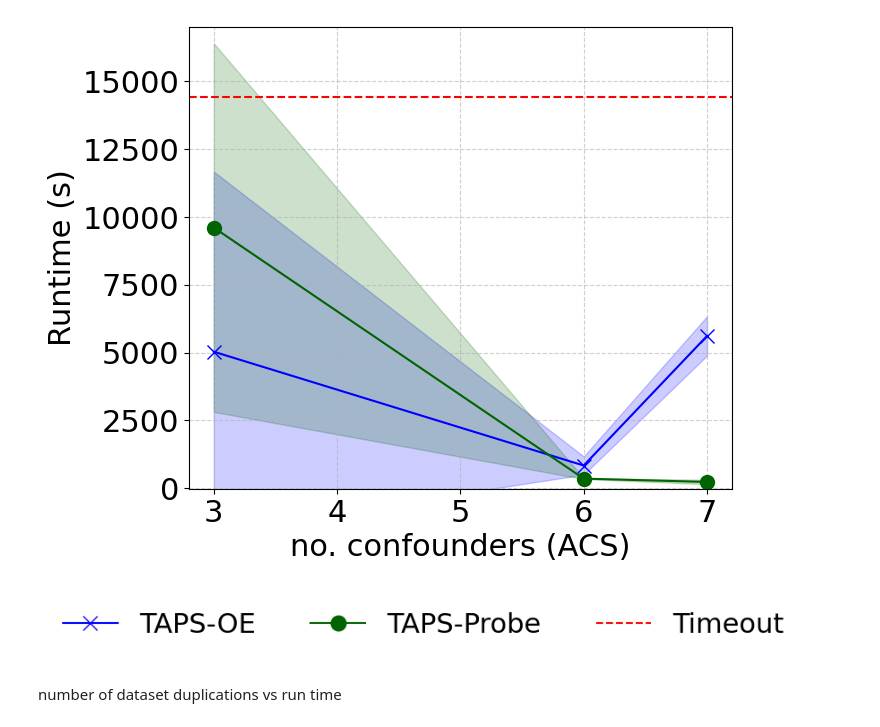
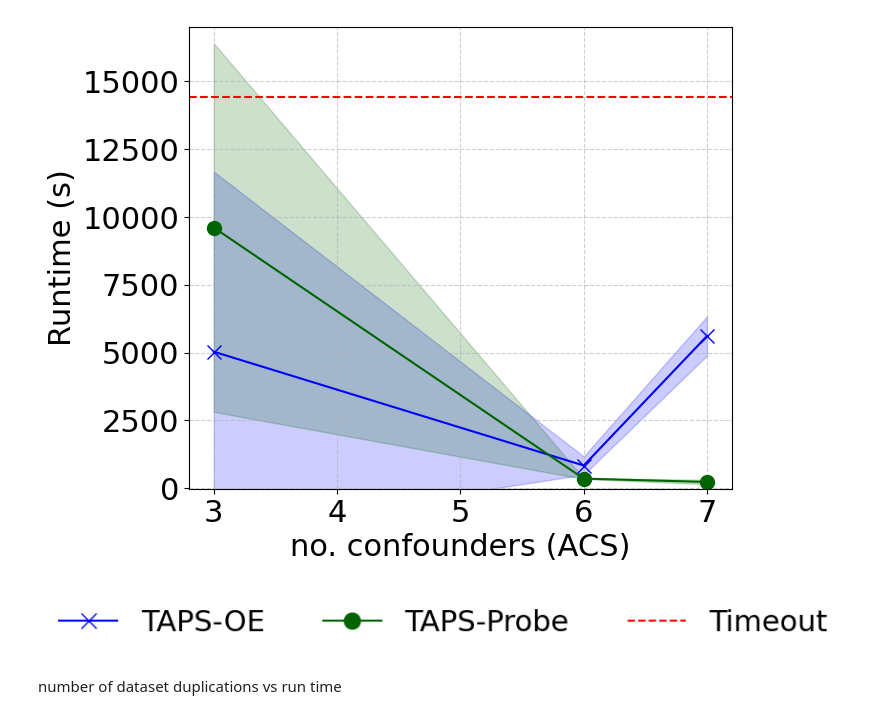
Before and after one commit to danielbarcohen-bot/ATE-shifting, a Jupyter notebook: graphs.ipynb, the cells around one changed output. Drawn from its saved outputs; the diff is of its cells as text; code cells hidden in the pictures.

```diff
--- a/graphs.ipynb
+++ b/graphs.ipynb
@@ -227,25 +227,25 @@ fig2.savefig(f'acs-time-vs-confounders.pdf', bbox_inches="tight", dpi=600)
 # %%
 # detached legend
 
 def discard_legend():
     from matplotlib.lines import Line2D
     figlegend,ax = plt.subplots()
     figlegend.set_figwidth(10)
     figlegend.set_figheight(0.1)
     figlegend.set_tight_layout(True)
     ax.set_axis_off()
     handles = []
     # for color,label in zip([prune_color,probe_color,'red'],["TAPS-OE","TAPS-Probe",'Timeout']):
     #     handles.append(mpatches.Patch(label=label,color=color,linestyle=))
     handles.append(Line2D([],[],label='TAPS-OE',color=prune_color,linestyle='-',marker=prune_marker,ms=12))
     handles.append(Line2D([],[],label='TAPS-Probe',color=probe_color,linestyle='-',marker=probe_marker,ms=12))
     handles.append(Line2D([],[],label='Timeout',color=timeout_color,linestyle='--'))
     #figlegend.legend([None,None,None,None],)
-    figlegend.legend(handles=handles,ncol=3, frameon=False,loc="upper left")
+    figlegend.legend(handles=handles,ncol=3, frameon=False,loc='center')
     figlegend.savefig(f'freefloating-legend.pdf', bbox_inches="tight", dpi=600)
 discard_legend()
 # %% [output]
-[figure, old version]
+[figure, new version]
 # %% [markdown]
 number of dataset duplications vs run time
 # %%
```
Also changed, not shown: parts of 4 cells of this notebook.
